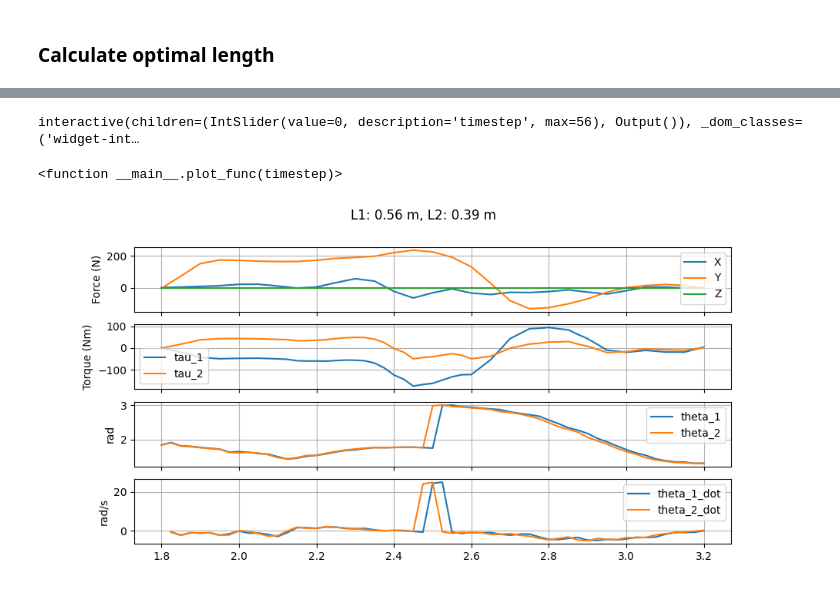
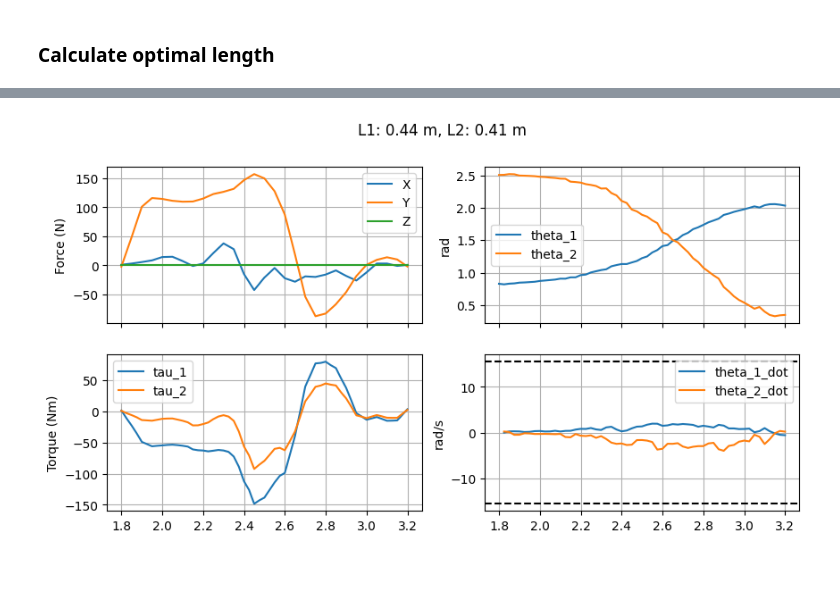
Before and after one commit to Harvard-Slade-Lab/assistive-arm, a Jupyter notebook: notebooks/optimal_length.ipynb, the cells around one changed output, grey strips where cells are left out. Saved outputs shown, nothing was run; the diff lists cells and outputs as text; code cells hidden in the pictures; blank space fills up the shorter version.

```diff
--- a/notebooks/optimal_length.ipynb
+++ b/notebooks/optimal_length.ipynb
@@ -62,10 +63,13 @@ assistive_force.set_index("time", inplace=True)
 assistive_force.columns = ["X", "Y"]
 assistive_force.insert(2, "Z", 0)
 assistive_force *= 100
+assistive_force *= 0.6666
 # %% [markdown]
 ## Calculate optimal link length ratio
 # %% [markdown]
 ### Get distance vector from pelvis to anchor point
 # %%
-chair_position = np.array([-0.5, 0.5, -0.075])
+chair_position = np.array([-0.6, 0.5, -0.075])
 pelvis_to_chair = chair_position - pelvis_marker_aligned
+
+print("Anchoring point on bench: ", pelvis_to_chair.X.iloc[0])
@@ -168,3 +170,9 @@ Minimum stretched length:  0.8125806578745655
 # %%
 link_length_torque_profiles = pd.DataFrame(results)
 link_length_torque_profiles.dropna(inplace=True)
+# %%
+# Filter out solutions that are outside of the joint angle limits
+def check_theta(series, theta_lims):
+    return series.apply(lambda x: theta_lims[0] <= x <= theta_lims[1]).all()
+
+link_length_torque_profiles = link_length_torque_profiles[link_length_torque_profiles["theta_1"].apply(check_theta, theta_lims=theta_2_lims) & link_length_torque_profiles["theta_2"].apply(check_theta, theta_lims=theta_2_lims)]
@@ -187,2 +191,2 @@ Text(0, 0.5, 'Peak tau_2')
 # %%
-l1, l2, tau_1, tau_2, theta_1, theta_2, jacobian = link_length_torque_profiles.iloc[min_torque_loc]
+l1, l2, tau_1, tau_2, theta_1, theta_2 = link_length_torque_profiles.iloc[min_torque_loc]
@@ -279,38 +302,35 @@ def plot_func(timestep):
-# %%
-%matplotlib widget
-interact(plot_func, timestep=widgets.IntSlider(min=0, max=len(pelvis_to_chair)-1, step=1, value=0))
-# %% [output]
-interactive(children=(IntSlider(value=0, description='timestep', max=56), Output()), _dom_classes=('widget-int…
-<function __main__.plot_func(timestep)>
 # %%
 # Rad/s to rpm
 time_vector = assistive_force.index
 theta_1_dot = np.gradient(theta_1) / time_vector.diff()
 theta_2_dot = np.gradient(theta_2) / time_vector.diff()
 # %%
-fig, axs = plt.subplots(4, 1, figsize=(10, 5), sharex=True)
+fig, axs = plt.subplots(2, 2, figsize=(10, 5), sharex=True)
 fig.suptitle(f"L1: {float(l1):.2f} m, L2: {float(l2):.2f} m")
-axs[0].plot(time_vector, assistive_force)
-axs[0].set_ylabel("Force (N)")
-axs[0].legend(["X", "Y", "Z"])
-axs[0].grid()
+axs[0, 0].plot(time_vector, assistive_force)
+axs[0, 0].set_ylabel("Force (N)")
+axs[0, 0].legend(["X", "Y", "Z"])
+axs[0, 0].grid()
 
-axs[1].plot(time_vector, tau_1, label="tau_1")
-axs[1].plot(time_vector, tau_2, label="tau_2")
-axs[1].legend()
-axs[1].set_ylabel("Torque (Nm)")
-axs[1].grid()
+axs[1, 0].plot(time_vector, tau_1, label="tau_1")
+axs[1, 0].plot(time_vector, tau_2, label="tau_2")
+axs[1, 0].legend()
+axs[1, 0].set_ylabel("Torque (Nm)")
+axs[1, 0].grid()
 
-axs[2].plot(time_vector, theta_1, label="theta_1")
-axs[2].plot(time_vector, theta_2, label="theta_2")
-axs[2].legend()
-axs[2].set_ylabel("rad")
-axs[2].grid()
+axs[0, 1].plot(time_vector, theta_1, label="theta_1")
+axs[0, 1].plot(time_vector, theta_2, label="theta_2")
+axs[0, 1].legend()
+axs[0, 1].set_ylabel("rad")
+axs[0, 1].grid()
 
-axs[3].plot(time_vector, theta_1_dot, label="theta_1_dot")
-axs[3].plot(time_vector, theta_2_dot, label="theta_2_dot")
-axs[3].legend()
-axs[3].set_ylabel("rad/s")
-axs[3].grid()
+# Add dashed line for max rad/s with label
+axs[1, 1].plot(time_vector, theta_1_dot, label="theta_1_dot")
+axs[1, 1].plot(time_vector, theta_2_dot, label="theta_2_dot")
+axs[1, 1].axhline(y=15.5, linestyle="--", color="k")
+axs[1, 1].axhline(y=-15.5, linestyle="--", color="k")
+axs[1, 1].legend()
+axs[1, 1].set_ylabel("rad/s")
+axs[1, 1].grid()
 # %% [output]
-[figure, old version]
+[figure, new version]
```
Also changed, not shown: parts of 15 cells of this notebook.
